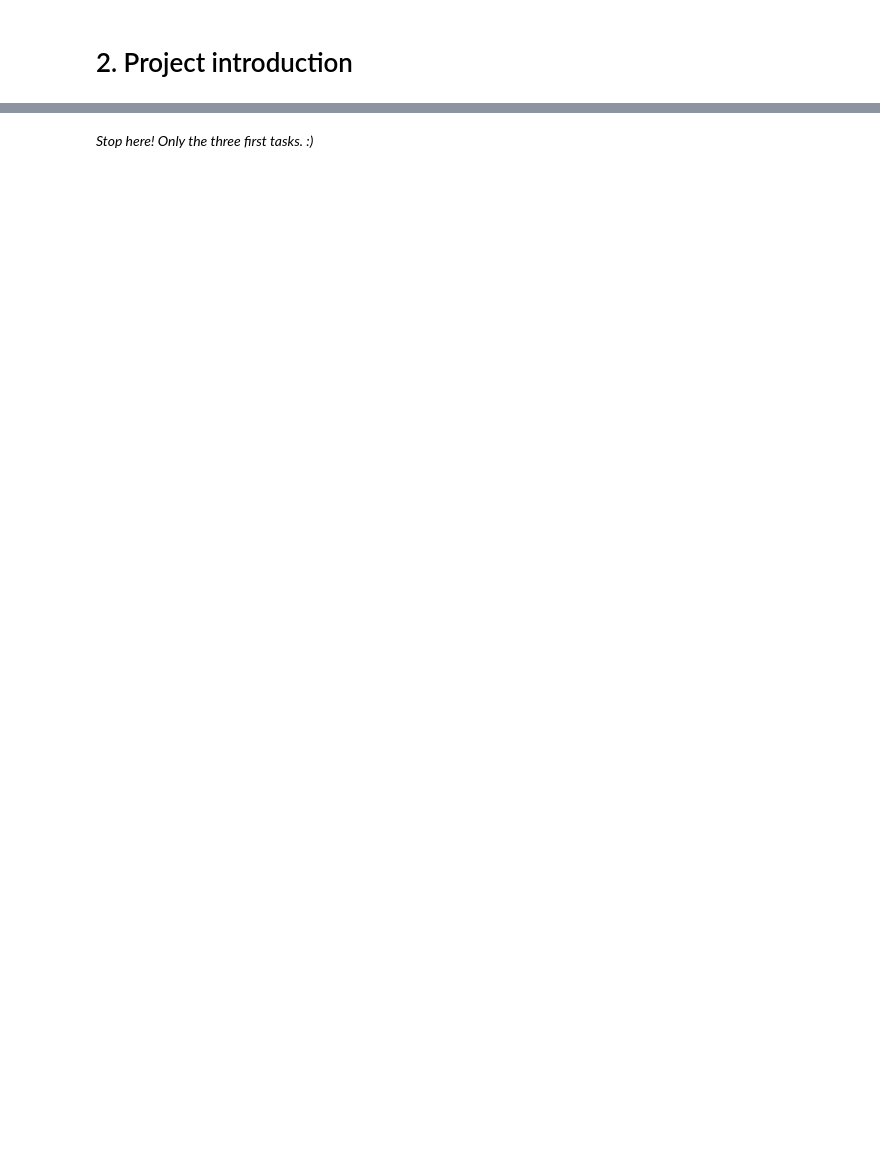
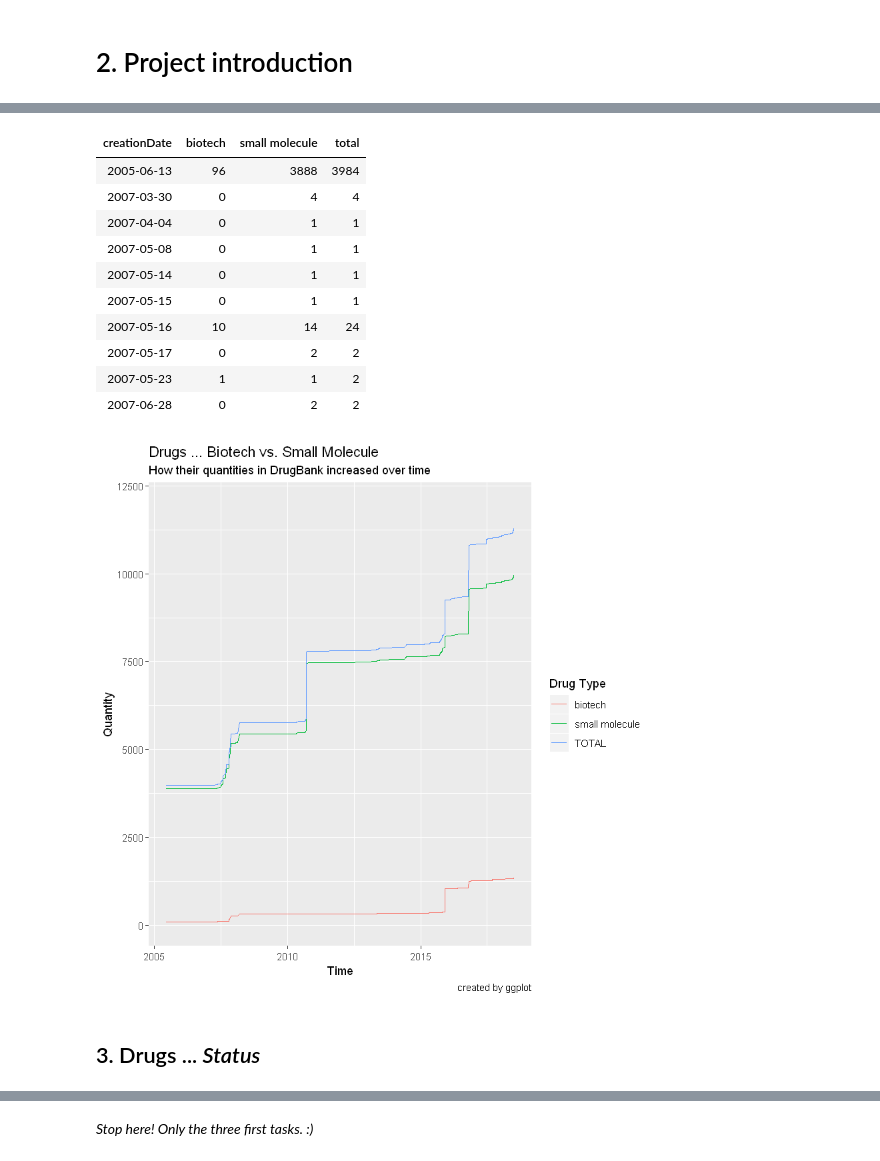
Before and after one commit to Dainanahan/Datacamp-Assignments, a Jupyter notebook: datacamp_project_drugbank_exploratory_analysis.ipynb, the cells around one changed output, grey strips where cells are left out. Cells and saved outputs as stored; diff of their text form; code cells hidden in the pictures; blank space fills up the shorter version.

```diff
--- a/datacamp_project_drugbank_exploratory_analysis.ipynb
+++ b/datacamp_project_drugbank_exploratory_analysis.ipynb
@@ -83 +79,57 @@ p1
+# %%
+## get data required for plot: p1
+p1_data <-
+    drugbank %>%
+    group_by(creationDate, type) %>%
+    summarise(count = n()) %>%         ## colnames(p1_data) = c('creationDate', 'type', 'count')
+    spread(type, count)                ## colnames(p1_data) = c('creationDate', 'biotech', 'small molecule')
+
+## remove NA values in the data
+p1_data[is.na(p1_data)] <- 0
+
+## add 'total' column containing "biotech + small molecule"
+p1_data <-
+    p1_data %>%
+    mutate(total = (biotech + `small molecule`))
+
+## arrange records by creationDate
+p1_data <-
+    p1_data %>%
+    arrange(creationDate)
+
+## display first 10 records of the data to be visualized
+p1_data %>% head(10)
+
+## get plot of the quantities of the different drug types over time
+p1 <-
+    p1_data %>%
+    ggplot(aes(x = creationDate)) +
+    geom_line(aes(y = cumsum(biotech), col = 'biotech')) +
+    geom_line(aes(y = cumsum(`small molecule`), col = 'small molecule')) +
+    geom_line(aes(y = cumsum(total), col = 'TOTAL')) +
+    scale_y_continuous(limits = c(0,12000)) +
+    xlab('Time') +
+    ylab('Quantity') +
+    labs(title = 'Drugs ... Biotech vs. Small Molecule',
+         subtitle = 'How their quantities in DrugBank increased over time',
+         caption = 'created by ggplot') +
+    scale_colour_discrete(name = "Drug Type")
+
+## display plot
+p1
+# %% [output]
+| creationDate | biotech | small molecule | total |
+| 2005-06-13 | 96 | 3888 | 3984 |
+| 2007-03-30 | 0 | 4 | 4 |
+| 2007-04-04 | 0 | 1 | 1 |
+| 2007-05-08 | 0 | 1 | 1 |
+| 2007-05-14 | 0 | 1 | 1 |
+| 2007-05-15 | 0 | 1 | 1 |
+| 2007-05-16 | 10 | 14 | 24 |
+| 2007-05-17 | 0 | 2 | 2 |
+| 2007-05-23 | 1 | 1 | 2 |
+| 2007-06-28 | 0 | 2 | 2 |
+[figure, added]
+# %% [markdown]
+## 3. Drugs ... *Status*
 # %% [markdown]
```
Also changed, not shown: parts of 18 cells of this notebook, 2 other files.
